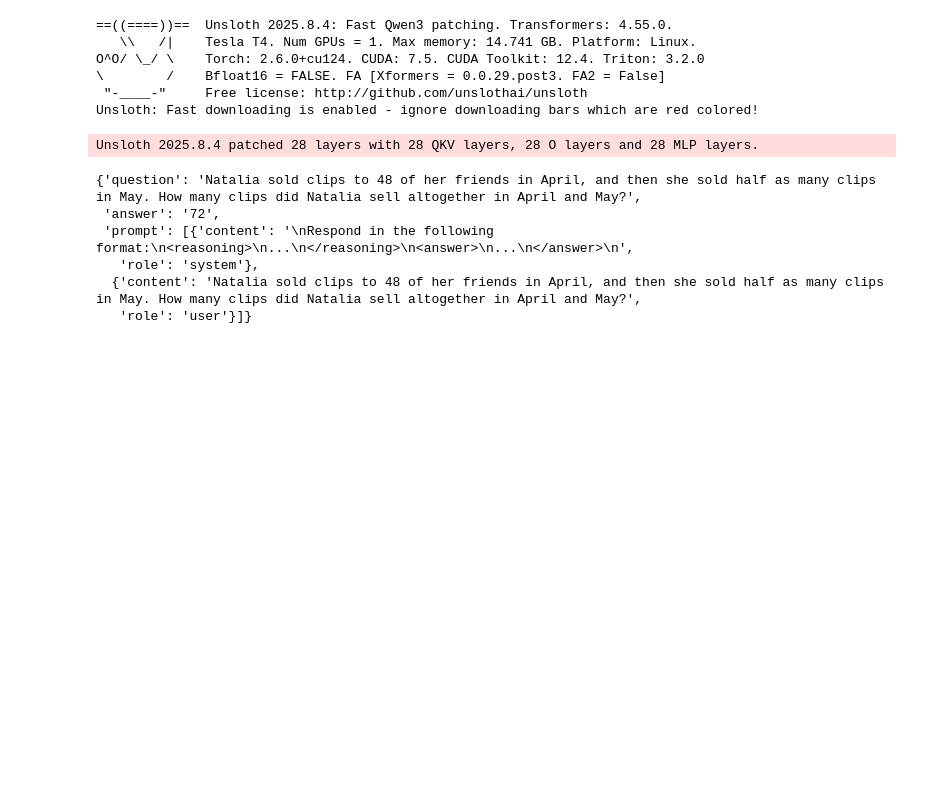
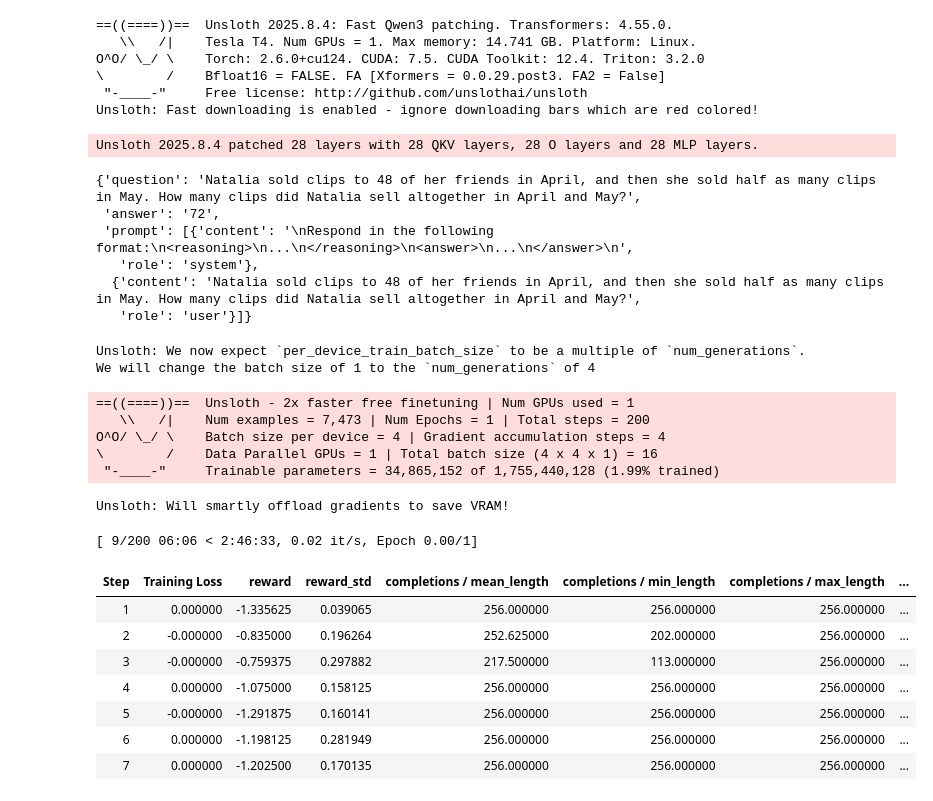
Before and after one commit to sidsomani2005/MET-RLVR, a Jupyter notebook: RLVR.ipynb, the cells around one changed output. Cells and saved outputs as stored; diff of their text form; code cells hidden in the pictures; blank space fills up the shorter version.

Commit message:
grpo trained

```diff
--- a/RLVR.ipynb
+++ b/RLVR.ipynb
@@ -110,0 +137,48 @@ dataset[0]
+# %%
+from trl import GRPOTrainer, GRPOConfig
+
+trainer = GRPOTrainer(
+    model=model,
+    tokenizer=tokenizer,
+    train_dataset=dataset,
+    reward_funcs=[reward_function],  # You can pass multiple reward functions
+    args=GRPOConfig(
+        # RL-specific args
+        per_device_train_batch_size=1,  # 1 prompt per device per step
+        gradient_accumulation_steps=4,  # effective batch size = group_size * GA
+        learning_rate=5e-6,             # Lower LR than SFT to stabilize RL
+        max_steps=200,                  # Adjust for more training
+        num_generations=4,              # Completions per prompt (group size)
+        beta=0.05,                       # KL penalty strength to keep close to reference model
+        remove_unused_columns=False,     # Keep raw dataset columns
+        logging_steps=1,
+        save_steps=50,
+        save_total_limit=2,
+        optim="adamw_8bit",              # Memory-efficient optimizer
+        weight_decay=0.01,
+        warmup_steps=5,
+        lr_scheduler_type="cosine",
+        seed=3407,
+        report_to="none"
+    ),
+)
+
+trainer.train()
+# %% [output]
+Unsloth: We now expect `per_device_train_batch_size` to be a multiple of `num_generations`.
+We will change the batch size of 1 to the `num_generations` of 4
+==((====))==  Unsloth - 2x faster free finetuning | Num GPUs used = 1
+   \\   /|    Num examples = 7,473 | Num Epochs = 1 | Total steps = 200
+O^O/ \_/ \    Batch size per device = 4 | Gradient accumulation steps = 4
+\        /    Data Parallel GPUs = 1 | Total batch size (4 x 4 x 1) = 16
+ "-____-"     Trainable parameters = 34,865,152 of 1,755,440,128 (1.99% trained)
+Unsloth: Will smartly offload gradients to save VRAM!
+[ 9/200 06:06 < 2:46:33, 0.02 it/s, Epoch 0.00/1]
+| Step | Training Loss | reward | reward_std | completions / mean_length | completions / min_length | completions / max_length | ... |
+| 1 | 0.000000 | -1.335625 | 0.039065 | 256.000000 | 256.000000 | 256.000000 | ... |
+| 2 | -0.000000 | -0.835000 | 0.196264 | 252.625000 | 202.000000 | 256.000000 | ... |
+| 3 | -0.000000 | -0.759375 | 0.297882 | 217.500000 | 113.000000 | 256.000000 | ... |
+| 4 | 0.000000 | -1.075000 | 0.158125 | 256.000000 | 256.000000 | 256.000000 | ... |
+| 5 | -0.000000 | -1.291875 | 0.160141 | 256.000000 | 256.000000 | 256.000000 | ... |
+| 6 | 0.000000 | -1.198125 | 0.281949 | 256.000000 | 256.000000 | 256.000000 | ... |
+| 7 | 0.000000 | -1.202500 | 0.170135 | 256.000000 | 256.000000 | 256.000000 | ... |
```
Also changed, not shown: parts of 1 cell of this notebook.
